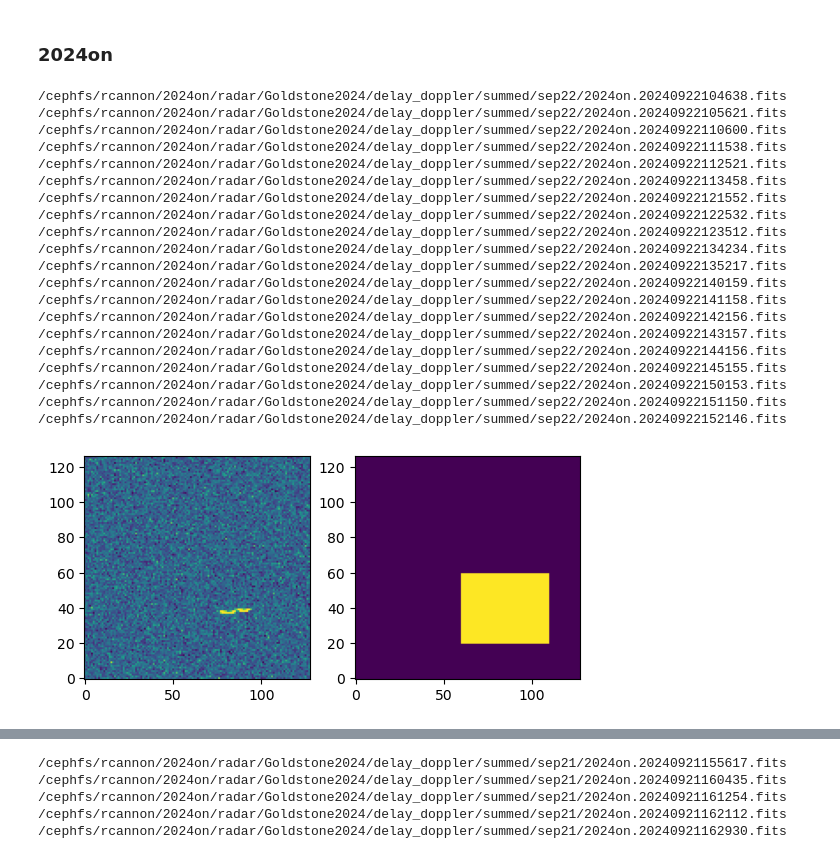
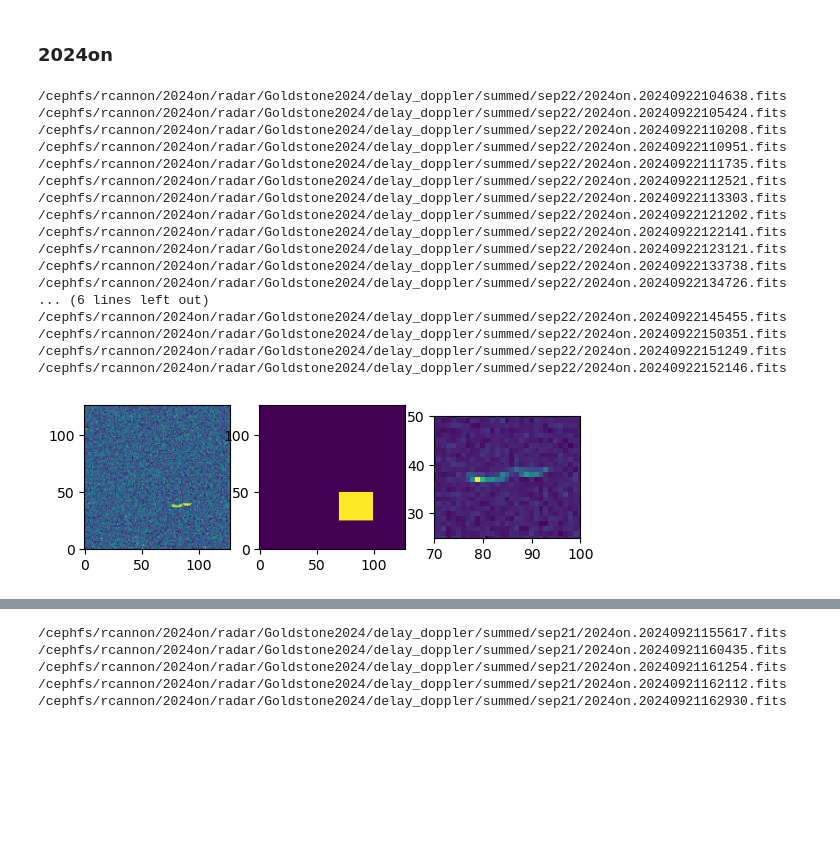
Before and after one commit to recannon/SHAPE_python_scripts, a Jupyter notebook: notebooks/Exp_dd_masks.ipynb, the cells around one changed output, grey strips where cells are left out. Saved outputs shown, nothing was run; the diff lists cells and outputs as text; code cells hidden in the pictures; blank space fills up the shorter version.

```diff
--- a/notebooks/Exp_dd_masks.ipynb
+++ b/notebooks/Exp_dd_masks.ipynb
@@ -270,47 +270,48 @@ data_path = f"/cephfs/rcannon/2024on/radar/Goldstone2024"
 
 #Load delay-Doppler
 delay_files = sorted(glob.glob(f"{data_path}/delay_doppler/summed/sep22/*fits"))
-mask_no = 5 #CHANGE WITH EACH NIGHT
+mask_no = 9 #CHANGE WITH EACH NIGHT
 
 for d in delay_files: print(d)
 # %% [output]
 /cephfs/rcannon/2024on/radar/Goldstone2024/delay_doppler/summed/sep22/2024on.20240922104638.fits
-/cephfs/rcannon/2024on/radar/Goldstone2024/delay_doppler/summed/sep22/2024on.20240922105621.fits
-/cephfs/rcannon/2024on/radar/Goldstone2024/delay_doppler/summed/sep22/2024on.20240922110600.fits
-/cephfs/rcannon/2024on/radar/Goldstone2024/delay_doppler/summed/sep22/2024on.20240922111538.fits
+/cephfs/rcannon/2024on/radar/Goldstone2024/delay_doppler/summed/sep22/2024on.20240922105424.fits
+/cephfs/rcannon/2024on/radar/Goldstone2024/delay_doppler/summed/sep22/2024on.20240922110208.fits
+/cephfs/rcannon/2024on/radar/Goldstone2024/delay_doppler/summed/sep22/2024on.20240922110951.fits
+/cephfs/rcannon/2024on/radar/Goldstone2024/delay_doppler/summed/sep22/2024on.20240922111735.fits
 /cephfs/rcannon/2024on/radar/Goldstone2024/delay_doppler/summed/sep22/2024on.20240922112521.fits
-/cephfs/rcannon/2024on/radar/Goldstone2024/delay_doppler/summed/sep22/2024on.20240922113458.fits
-/cephfs/rcannon/2024on/radar/Goldstone2024/delay_doppler/summed/sep22/2024on.20240922121552.fits
-/cephfs/rcannon/2024on/radar/Goldstone2024/delay_doppler/summed/sep22/2024on.20240922122532.fits
-/cephfs/rcannon/2024on/radar/Goldstone2024/delay_doppler/summed/sep22/2024on.20240922123512.fits
-/cephfs/rcannon/2024on/radar/Goldstone2024/delay_doppler/summed/sep22/2024on.20240922134234.fits
-/cephfs/rcannon/2024on/radar/Goldstone2024/delay_doppler/summed/sep22/2024on.20240922135217.fits
-/cephfs/rcannon/2024on/radar/Goldstone2024/delay_doppler/summed/sep22/2024on.20240922140159.fits
-/cephfs/rcannon/2024on/radar/Goldstone2024/delay_doppler/summed/sep22/2024on.20240922141158.fits
-/cephfs/rcannon/2024on/radar/Goldstone2024/delay_doppler/summed/sep22/2024on.20240922142156.fits
-/cephfs/rcannon/2024on/radar/Goldstone2024/delay_doppler/summed/sep22/2024on.20240922143157.fits
-/cephfs/rcannon/2024on/radar/Goldstone2024/delay_doppler/summed/sep22/2024on.20240922144156.fits
-/cephfs/rcannon/2024on/radar/Goldstone2024/delay_doppler/summed/sep22/2024on.20240922145155.fits
-/cephfs/rcannon/2024on/radar/Goldstone2024/delay_doppler/summed/sep22/2024on.20240922150153.fits
-/cephfs/rcannon/2024on/radar/Goldstone2024/delay_doppler/summed/sep22/2024on.20240922151150.fits
+/cephfs/rcannon/2024on/radar/Goldstone2024/delay_doppler/summed/sep22/2024on.20240922113303.fits
+/cephfs/rcannon/2024on/radar/Goldstone2024/delay_doppler/summed/sep22/2024on.20240922121202.fits
+/cephfs/rcannon/2024on/radar/Goldstone2024/delay_doppler/summed/sep22/2024on.20240922122141.fits
+/cephfs/rcannon/2024on/radar/Goldstone2024/delay_doppler/summed/sep22/2024on.20240922123121.fits
+/cephfs/rcannon/2024on/radar/Goldstone2024/delay_doppler/summed/sep22/2024on.20240922133738.fits
+/cephfs/rcannon/2024on/radar/Goldstone2024/delay_doppler/summed/sep22/2024on.20240922134726.fits
+... (6 lines left out)
+/cephfs/rcannon/2024on/radar/Goldstone2024/delay_doppler/summed/sep22/2024on.20240922145455.fits
+/cephfs/rcannon/2024on/radar/Goldstone2024/delay_doppler/summed/sep22/2024on.20240922150351.fits
+/cephfs/rcannon/2024on/radar/Goldstone2024/delay_doppler/summed/sep22/2024on.20240922151249.fits
 /cephfs/rcannon/2024on/radar/Goldstone2024/delay_doppler/summed/sep22/2024on.20240922152146.fits
 # %%
-x1,x2,y1,y2 = 60,110,20,60
+x1,x2,y1,y2 = 70,100,25,50
 
 for d in delay_files[0:1]:
 
     hdu = fits.open(d)
     data = hdu[0].data
 
     mask = np.zeros_like(data)
     mask[y1:y2,x1:x2] = 1
 
     plt.figure()
-    plt.subplot(1,2,1)
+    plt.subplot(1,3,1)
     norm = aviz.ImageNormalize(data,interval=aviz.ZScaleInterval())
     plt.imshow(data, norm=norm, origin='lower')
-    plt.subplot(1,2,2)
+    plt.subplot(1,3,2)
     plt.imshow(mask,origin='lower')
+    plt.subplot(1,3,3)
+    plt.imshow(data,origin='lower')
+    plt.xlim(x1,x2)
+    plt.ylim(y1,y2)
 # %% [output]
-[figure, old version]
+[figure, new version]
 # %%
```
Also changed, not shown: parts of 15 cells of this notebook, 8 other files.
